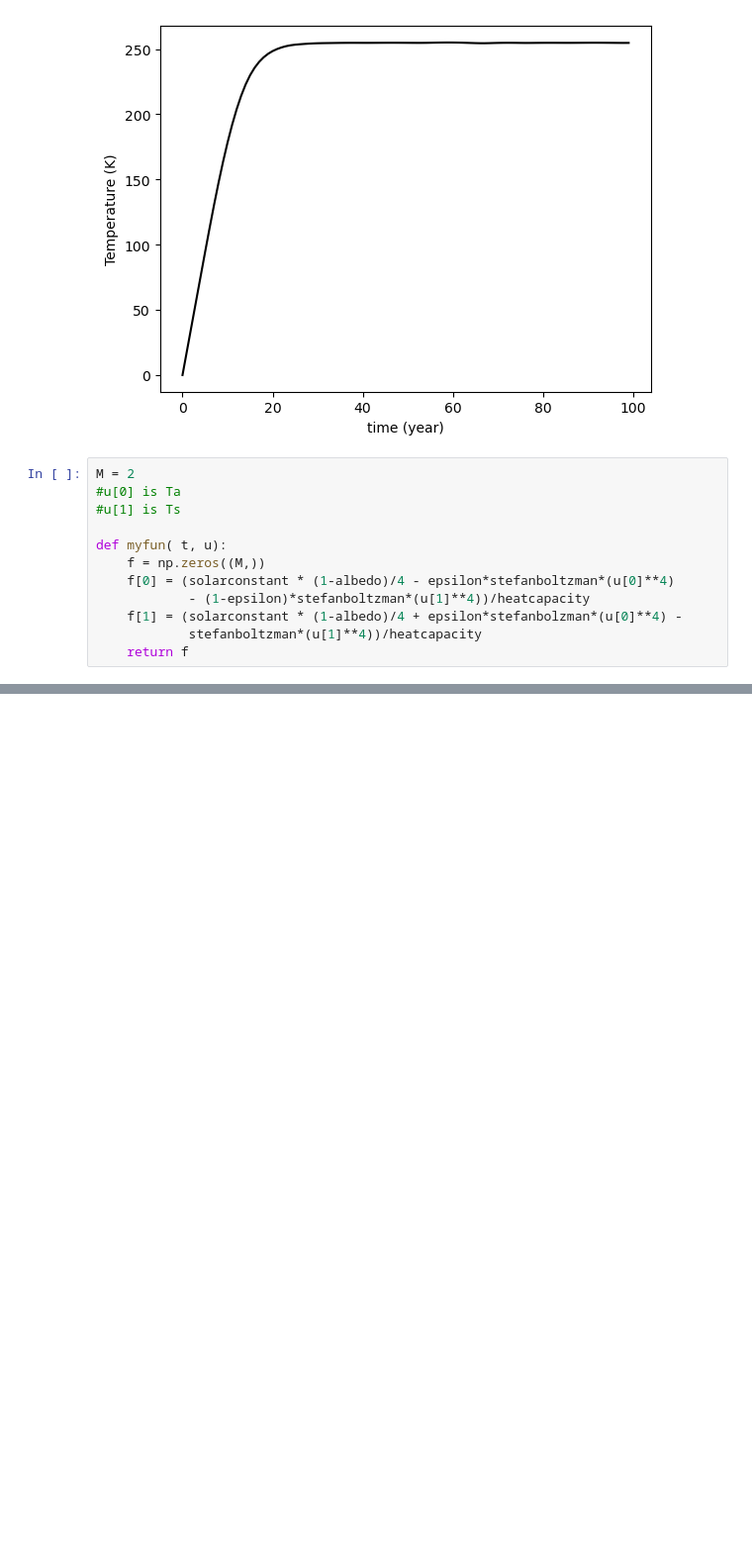
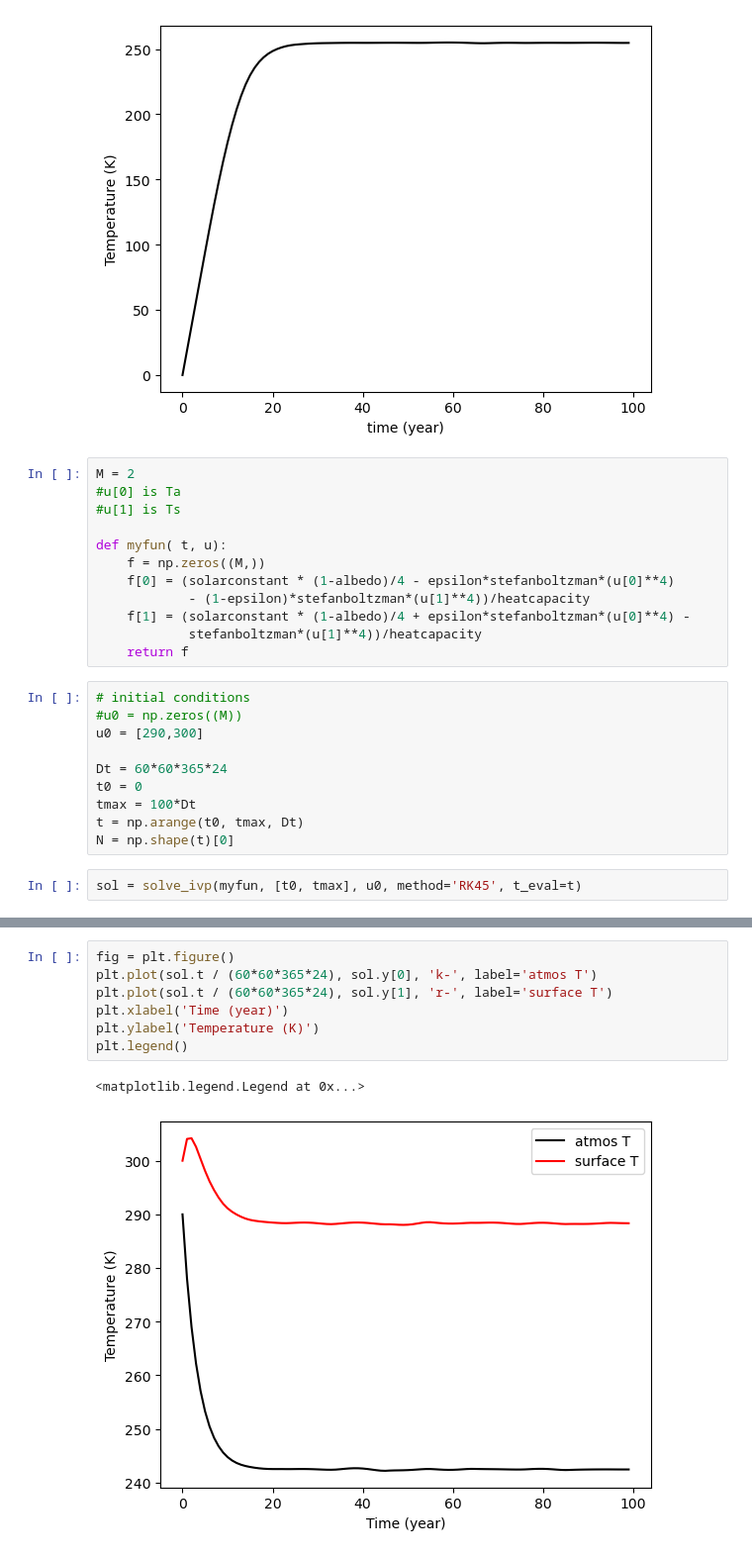
Before and after one commit to dmw2166/CES-2024-online, a Jupyter notebook: class_notes/Oct22_classnotes.ipynb, the cells around one changed output, grey strips where cells are left out. Shown at 99% size. Drawn from its saved outputs; the diff is of its cells as text; blank space fills up the shorter version.

```diff
--- a/class_notes/Oct22_classnotes.ipynb
+++ b/class_notes/Oct22_classnotes.ipynb
@@ -83,6 +83,18 @@ def myfun( t, u):
     f = np.zeros((M,))
     f[0] = (solarconstant * (1-albedo)/4 - epsilon*stefanboltzman*(u[0]**4)
             - (1-epsilon)*stefanboltzman*(u[1]**4))/heatcapacity
-    f[1] = (solarconstant * (1-albedo)/4 + epsilon*stefanbolzman*(u[0]**4) -
+    f[1] = (solarconstant * (1-albedo)/4 + epsilon*stefanboltzman*(u[0]**4) -
             stefanboltzman*(u[1]**4))/heatcapacity
     return f
+# %%
+# initial conditions
+#u0 = np.zeros((M))
+u0 = [290,300]
+
+Dt = 60*60*365*24
+t0 = 0
+tmax = 100*Dt
+t = np.arange(t0, tmax, Dt)
+N = np.shape(t)[0]
+# %%
+sol = solve_ivp(myfun, [t0, tmax], u0, method='RK45', t_eval=t)
@@ -88,0 +124,10 @@ def myfun( t, u):
+# %%
+fig = plt.figure()
+plt.plot(sol.t / (60*60*365*24), sol.y[0], 'k-', label='atmos T')
+plt.plot(sol.t / (60*60*365*24), sol.y[1], 'r-', label='surface T')
+plt.xlabel('Time (year)')
+plt.ylabel('Temperature (K)')
+plt.legend()
+# %% [output]
+<matplotlib.legend.Legend at 0x...>
+[figure, added]
```
Also changed, not shown: parts of 1 cell of this notebook, 1 other file.
